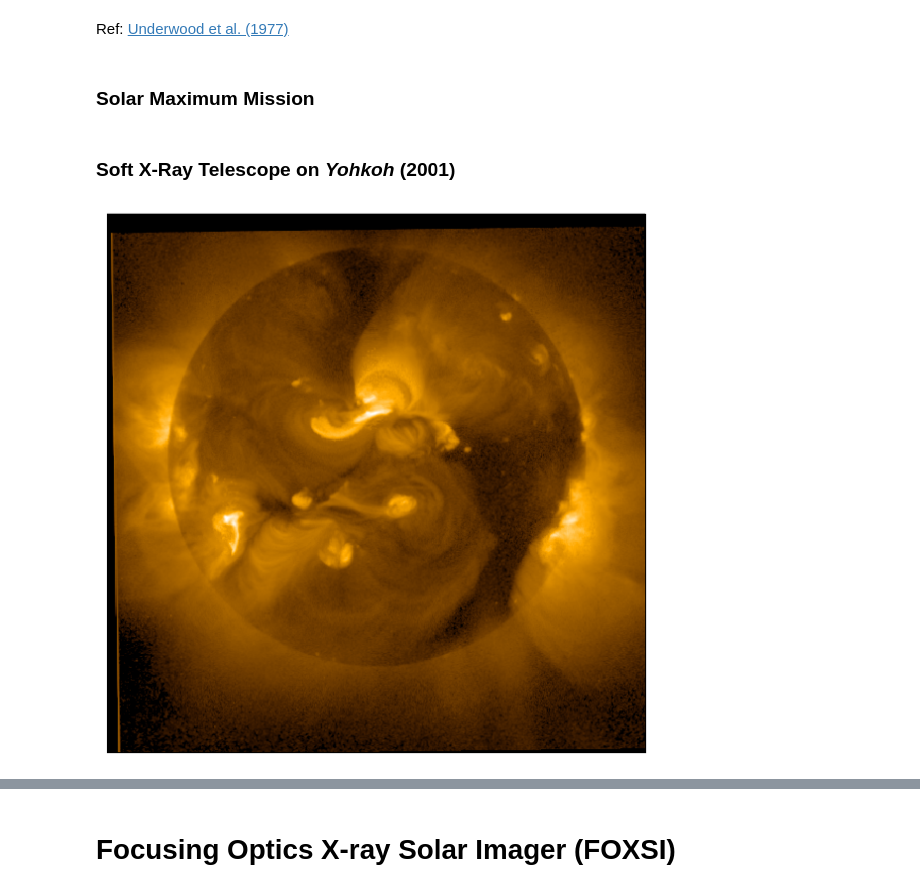
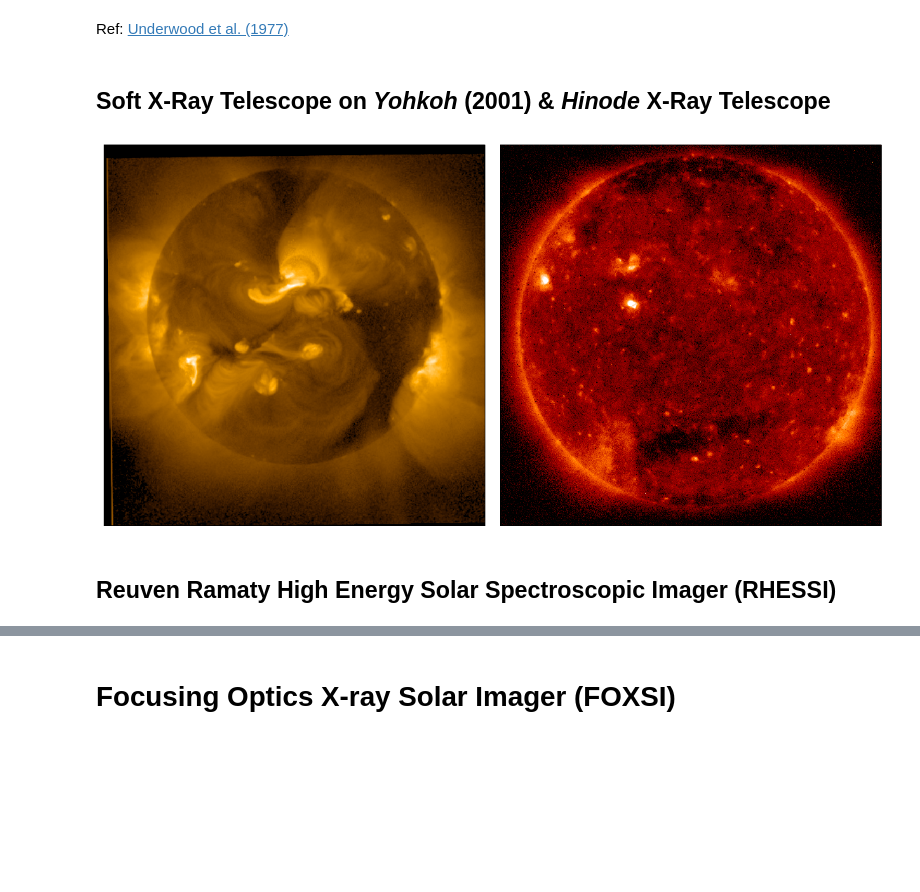
Before and after one commit to wtbarnes/journal-club-spring-2018, a Jupyter notebook: talk.ipynb, the cells around one changed output, grey strips where cells are left out. Drawn from its saved outputs; the diff is of its cells as text; code cells hidden in the pictures; blank space fills up the shorter version.

```diff
--- a/talk.ipynb
+++ b/talk.ipynb
@@ -267,19 +343,29 @@ ax.tick_params('both',which='both',bottom='off',left='off',labelbottom='off',lab
 [interactive output not drawn]
 # %% [markdown]
 Ref: [Underwood et al. (1977)](https://www.osapublishing.org/ao/abstract.cfm?uri=ao-16-4-858)
-# %% [markdown]
-### Solar Maximum Mission
 # %% [markdown]
-### Soft X-Ray Telescope on *Yohkoh* (2001)
+## Soft X-Ray Telescope on *Yohkoh* (2001) & *Hinode* X-Ray Telescope
 # %%
 m = sunpy.map.Map('./img/2001_12_14__08_20_43_265__Yohkoh_SXT_SXT_Al01.jp2')
-fig = plt.figure(figsize=(10,10))
-ax = fig.gca(projection=m)
+fig = plt.figure(figsize=(20,10))
+ax = fig.add_subplot(121,projection=m)
 im = m.plot(axes=ax,title=False,cmap='yohkohsxtal',annotate=False)
 ax.grid(alpha=0)
 ax.coords[0].set_ticklabel_visible(False)
 ax.coords[1].set_ticklabel_visible(False)
 ax.coords[0].set_ticks_visible(False)
 ax.coords[1].set_ticks_visible(False)
+m = sunpy.map.Map('./img/l1_xrt20091023_060304_1.fits')
+ax = fig.add_subplot(122,projection=m)
+im = m.plot(axes=ax,title=False,cmap='hinodexrt',annotate=False,
+            norm=matplotlib.colors.SymLogNorm(1e-3,vmin=10,vmax=2e3))
+ax.grid(alpha=0)
+ax.coords[0].set_ticklabel_visible(False)
+ax.coords[1].set_ticklabel_visible(False)
+ax.coords[0].set_ticks_visible(False)
+ax.coords[1].set_ticks_visible(False)
+plt.subplots_adjust(wspace=0.025)
 # %% [output]
-[figure, old version]
+[figure, new version]
+# %% [markdown]
+## Reuven Ramaty High Energy Solar Spectroscopic Imager (RHESSI)
```
Also changed, not shown: parts of 40 cells of this notebook.
